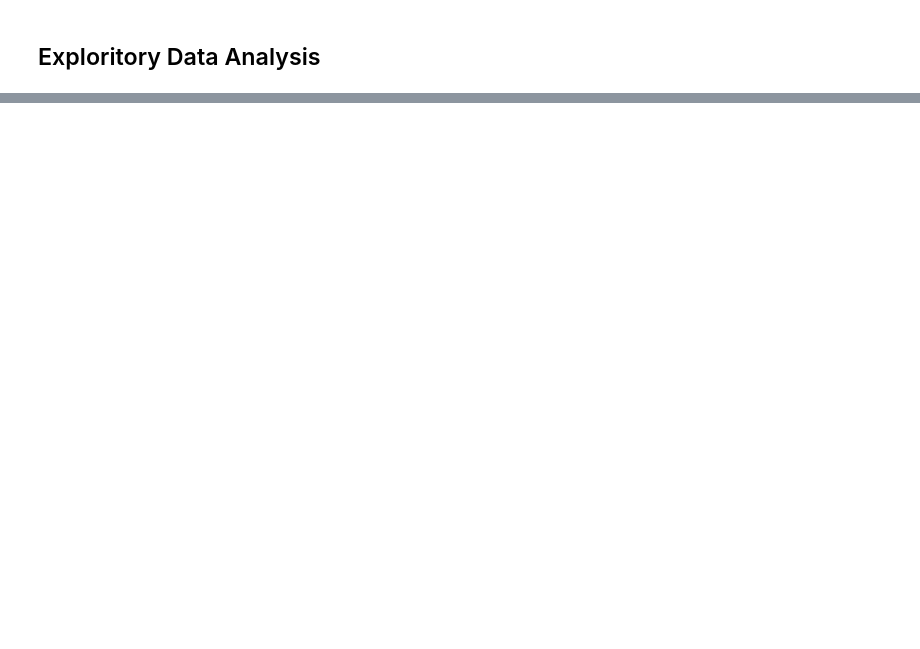
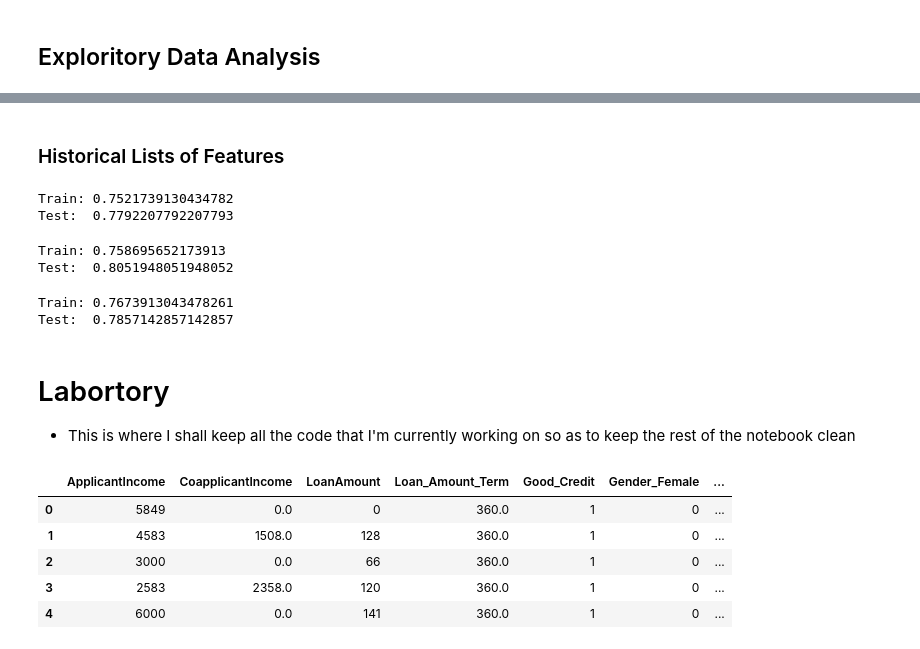
Before and after one commit to TerraJRiley/Loan_Prediction, a Jupyter notebook: Loan_Predictor.ipynb, the cells around one changed output, grey strips where cells are left out. Cells and saved outputs as stored; diff of their text form; code cells hidden in the pictures; blank space fills up the shorter version.

Commit message:
Clean & w/Starter Model

```diff
--- a/Loan_Predictor.ipynb
+++ b/Loan_Predictor.ipynb
@@ -174,10 +129,0 @@ def drop_percent(df):
-# %%
-#['Coapplicant_Present']
-def
-train_df_raw.map(lambda x: x)
-def map_function(row):
-    if row > 0:
-        return 0
-    else:
-        return 1
-train_df['Coapplicant_Present'] = df['column_old'].map(lambda x: map_function(x))
@@ -209,2 +130,23 @@ NameError: name 'train_df' is not defined
+# %%
+# Renaming a few columns for easier reading.
+train_df.rename({'Loan_Status_Y'     : "Target",
+                 'Education_Graduate': "Graduate",
+                 'Self_Employed_Yes' : "Self_Employed",
+                 'Credit_History'    : "Good_Credit",
+                 'Property_Area_Rural': 'Property_Rural',
+                 'Property_Area_Semiurban': 'Property_Semiurban',
+                 'Property_Area_Urban': 'Property_Urban'
+                 }, axis = 1, inplace = True)
+# %%
+# Feature Engineering row for the percentage of monthly income the applicant would spend to pay off the loan
+df = train_df # For shortening the next two rows
+
+train_df['Payment_Percent'] = ((df['LoanAmount']*1000)/df['Loan_Amount_Term'])/df['ApplicantIncome']
+train_df['Payment_Per_Month'] = ((df['LoanAmount']*1000)/df['Loan_Amount_Term']).round()
+# %%
+# Turning Floats into Ints for easier reading
+train_df['CoapplicantIncome'] = train_df['CoapplicantIncome'].astype(int)#, copy = False)
+train_df['Loan_Amount_Term'] = train_df['Loan_Amount_Term'].astype(int)
+train_df['Payment_Per_Month'] = train_df['Payment_Per_Month'].astype(int)
 # %% [markdown]
 ## Exploritory Data Analysis
@@ -211,3 +224,52 @@ NameError: name 'train_df' is not defined
+# %% [markdown]
+### Historical Lists of Features
+# %%
+# This is our first set of features before any feature engineering or cutting down on less useful features
+features = ['ApplicantIncome', 'CoapplicantIncome', 'LoanAmount',
+       'Loan_Amount_Term', 'Good_Credit', 'Gender_Female', 'Married_Yes',
+       'Dependents_1', 'Dependents_2', 'Dependents_3+', 'Graduate',
+       'Self_Employed', 'Property_Rural', 'Property_Semiurban',
+       'Property_Urban']
+test_model(train_df, LogisticRegression(), features)
+# This resulted in an accuracy of about 75% to 80%
+# %% [output]
+Train: 0.7521739130434782
+Test:  0.7792207792207793
+# %%
+# Second set.  Cutting down on less accurate features
+features = ['Good_Credit', 'Property_Rural', 'Property_Semiurban', 'Property_Urban']
+
+test_model(train_df, LogisticRegression(), features)
+# Because the issues is that the bias is too high, the accuracy is about the same as the first
+# %% [output]
+Train: 0.758695652173913
+Test:  0.8051948051948052
+# %%
+# Third set.  All columns, with the addition of the engineered features
+features = ['ApplicantIncome', 'CoapplicantIncome', 'LoanAmount',
+       'Loan_Amount_Term', 'Good_Credit', 'Gender_Female', 'Married_Yes',
+       'Dependents_1', 'Dependents_2', 'Dependents_3+', 'Graduate',
+       'Self_Employed', 'Property_Rural', 'Property_Semiurban',
+       'Property_Urban', 'Coapplicant_True', 'Indefinite_Term',
+       'Term_In_Years', 'Payment_Percent', 'Payment_Per_Month']
+
+test_model(train_df, LogisticRegression(), features)
+# Still not much of a change
+# %% [output]
+Train: 0.7673913043478261
+Test:  0.7857142857142857
+# %% [markdown]
+# Labortory
+ - This is where I shall keep all the code that I'm currently working on so as to keep the rest of the notebook clean
+# %%
+train_df.head()
+# %% [output]
+|  | ApplicantIncome | CoapplicantIncome | LoanAmount | Loan_Amount_Term | Good_Credit | Gender_Female | ... |
+| 0 | 5849 | 0.0 | 0 | 360.0 | 1 | 0 | ... |
+| 1 | 4583 | 1508.0 | 128 | 360.0 | 1 | 0 | ... |
+| 2 | 3000 | 0.0 | 66 | 360.0 | 1 | 0 | ... |
+| 3 | 2583 | 2358.0 | 120 | 360.0 | 1 | 0 | ... |
+| 4 | 6000 | 0.0 | 141 | 360.0 | 1 | 0 | ... |
 # %%
 train_df.columns
 # %% [output]
```
Also changed, not shown: parts of 64 cells of this notebook, 1 other file.
